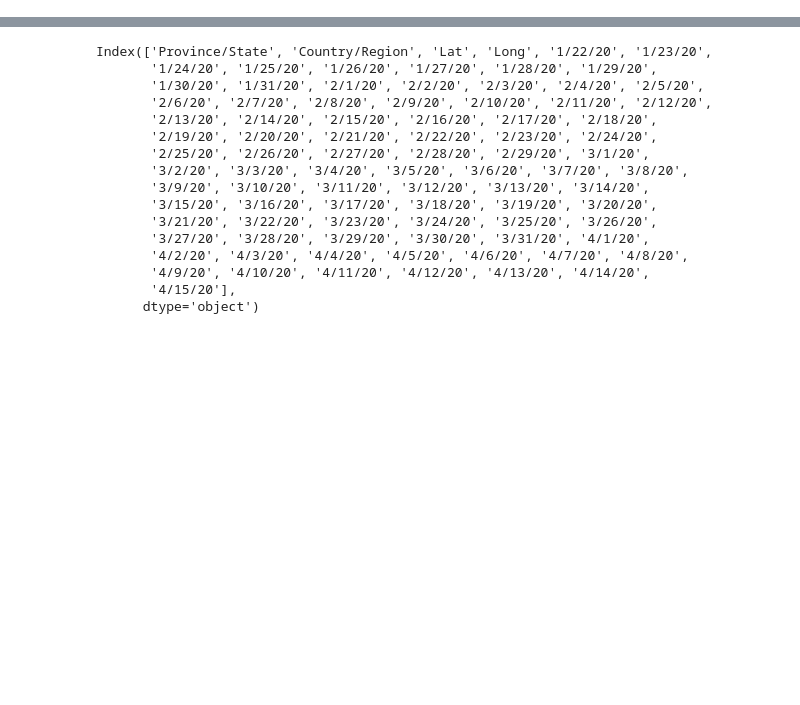
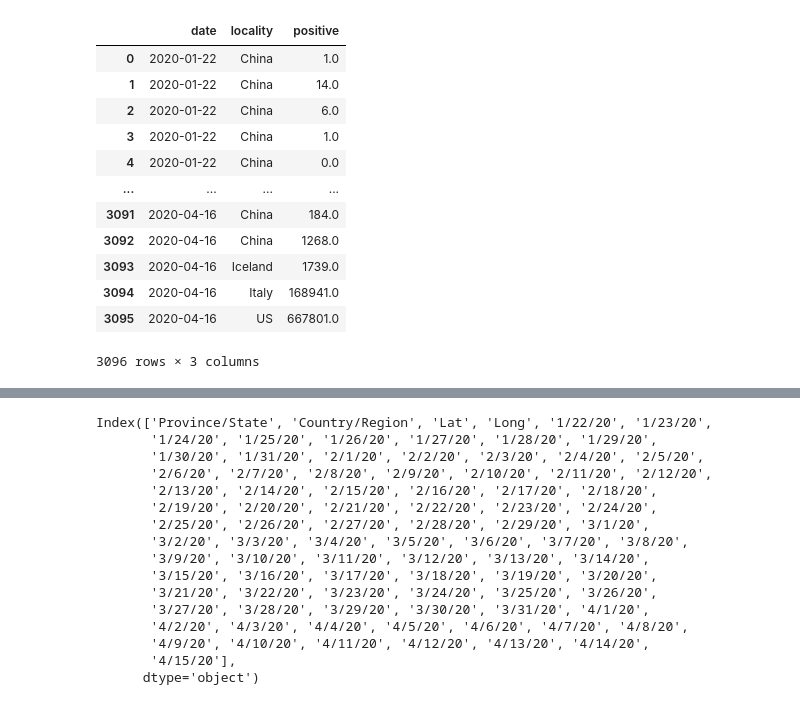
Before and after one commit to cdhutch/covid, a Jupyter notebook: covid.ipynb, the cells around one changed output, grey strips where cells are left out. Saved outputs shown, nothing was run; the diff lists cells and outputs as text; code cells hidden in the pictures; blank space fills up the shorter version.

```diff
--- a/Untitled.ipynb
+++ b/covid.ipynb
@@ -6,0 +185,16 @@ df = pd.read_csv(url)
+# %%
+countries.df
+# %% [output]
+|  | date | locality | positive |
+| 0 | 2020-01-22 | China | 1.0 |
+| 1 | 2020-01-22 | China | 14.0 |
+| 2 | 2020-01-22 | China | 6.0 |
+| 3 | 2020-01-22 | China | 1.0 |
+| 4 | 2020-01-22 | China | 0.0 |
+| ... | ... | ... | ... |
+| 3091 | 2020-04-16 | China | 184.0 |
+| 3092 | 2020-04-16 | China | 1268.0 |
+| 3093 | 2020-04-16 | Iceland | 1739.0 |
+| 3094 | 2020-04-16 | Italy | 168941.0 |
+| 3095 | 2020-04-16 | US | 667801.0 |
+3096 rows × 3 columns
```
Also changed, not shown: parts of 12 cells of this notebook, 1 other file.
